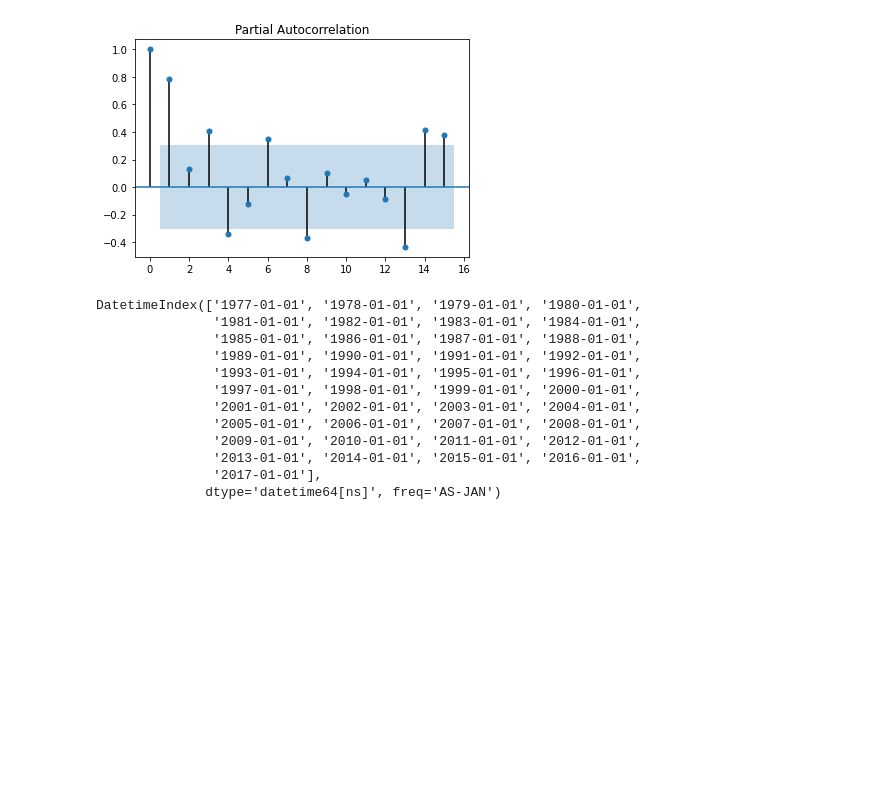
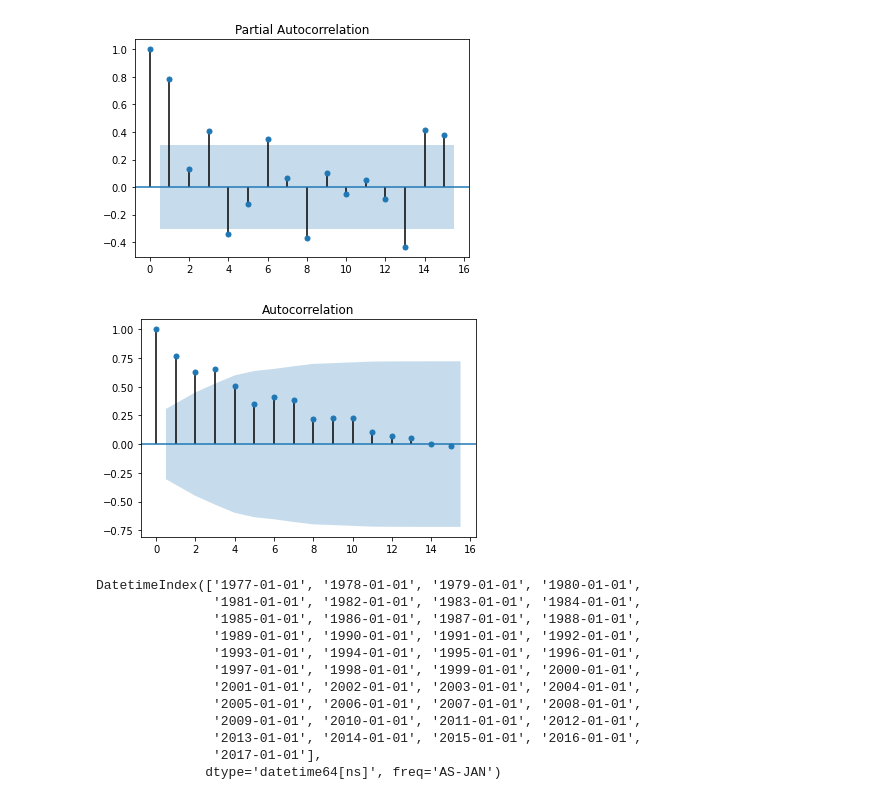
Before and after one commit to VBaluckram/capstone_two, a Jupyter notebook: notebook/capstone_two_preprocess.ipynb, the cells around one changed output. Cells and saved outputs as stored; diff of their text form; code cells hidden in the pictures; blank space fills up the shorter version.

```diff
--- a/notebook/capstone_two_preprocess.ipynb
+++ b/notebook/capstone_two_preprocess.ipynb
@@ -74,6 +74,10 @@ ts_eg.index = pd.DatetimeIndex(ts_eg.index.values,freq=ts_eg.index.inferred_freq
 plot_pacf(ts_eg, lags=15);
 # %% [output]
 [figure]
+# %%
+plot_acf(ts_eg, lags=15);
+# %% [output]
+[figure, added]
 # %%
 ts_eg.index = pd.DatetimeIndex(ts_eg.index.values,freq=ts_eg.index.inferred_freq)
 ts_eg.index
```
Also changed, not shown: parts of 8 cells of this notebook, 2 other files.
